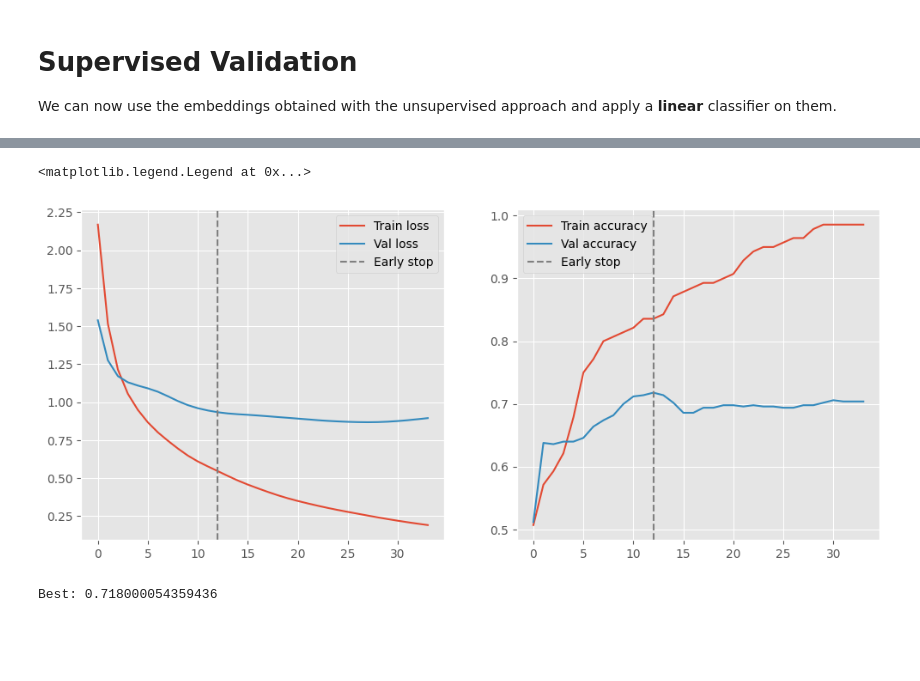
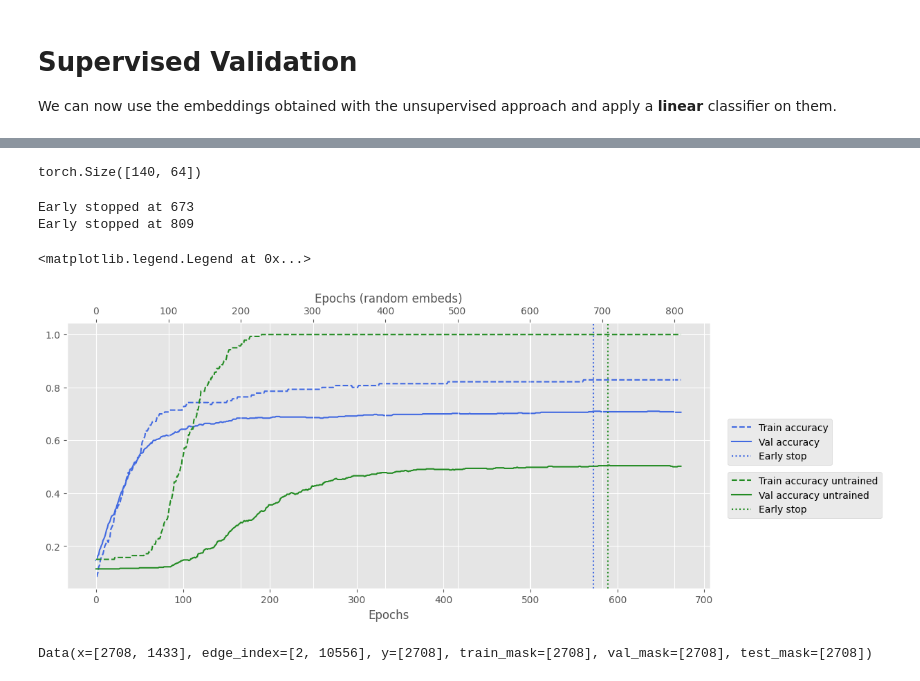
Before and after one commit to MicheleCattaneo/Graph-Neural-Networks-Tutorial, a Jupyter notebook: unsupervised.ipynb, the cells around one changed output, grey strips where cells are left out. Saved outputs shown, nothing was run; the diff lists cells and outputs as text; code cells hidden in the pictures; blank space fills up the shorter version.

```diff
--- a/unsupervised.ipynb
+++ b/unsupervised.ipynb
@@ -219,4 +212,4 @@ early_stopping = EarlyStopper(patience=20, mode='max')
 # %%
-opt = torch.optim.Adam(classifier.parameters(), lr=0.005)
-loss_fn = nn.CrossEntropyLoss()
+# opt = torch.optim.Adam(classifier.parameters(), lr=0.0008)
+# loss_fn = nn.CrossEntropyLoss()
 # %%
@@ -261,20 +262,57 @@ Early stopped at 33
-# %%
-fig, ax = plt.subplots(1,2, figsize=(12, 5))
-ax[0].plot(classifier_train_loss, label='Train loss')
-ax[0].plot(classifier_val_loss, label='Val loss')
-ax[1].plot(classifier_train_acc, label='Train accuracy')
-ax[1].plot(classifier_val_acc, label='Val accuracy')
-ax[0].axvline(x=early_stopping.best_iter, color='r', linestyle='--', label=f'Early stop', c='grey')
-ax[1].axvline(x=early_stopping.best_iter, color='r', linestyle='--', label=f'Early stop', c='grey')
-ax[0].legend()
-ax[1].legend()
-# %% [output]
-<matplotlib.legend.Legend at 0x...>
-[figure, removed]
+# %%
+train_embs.shape
+# %% [output]
+torch.Size([140, 64])
+# %%
+classifier = LinearClassifier(64,7)
+res_trained = fit_linear_classifier(classifier=classifier,
+                                    train_embs=train_embs,
+                                    train_labels=train_labels,
+                                    val_embs=val_embs,
+                                    val_labels=val_labels,
+                                    lr=0.0008)
+
+classifier2 = LinearClassifier(1433,7)
+res_untrained = fit_linear_classifier(classifier=classifier2,
+                                    train_embs=graph.x[graph.train_mask],
+                                    train_labels=train_labels,
+                                    val_embs=graph.x[graph.val_mask],
+                                    val_labels=val_labels,
+                                    lr=0.0001)
+
+classifier_train_loss, classifier_train_acc, classifier_val_loss, classifier_val_acc, best_iter = res_trained
+classifier_train_loss_u, classifier_train_acc_u, classifier_val_loss_u, classifier_val_acc_u, best_iter_u = res_untrained
+# %% [output]
+Early stopped at 673
+Early stopped at 809
+# %%
+fig, ax = plt.subplots(figsize=(12, 5))
+
+
+ax.plot(classifier_train_acc, label='Train accuracy', color='royalblue', linestyle='dashed')
+ax.plot(classifier_val_acc, label='Val accuracy', color='royalblue', linestyle='solid')
+
+ax1 = ax.twiny()
+ax1.plot(classifier_train_acc_u, label='Train accuracy untrained', color='forestgreen', linestyle='dashed')
+ax1.plot(classifier_val_acc_u, label='Val accuracy untrained', color='forestgreen', linestyle='solid')
+ax1.set_xlabel('Epochs (random embeds)')
+ax.set_xlabel('Epochs')
+
+ax.axvline(x=best_iter, linestyle='dotted', label=f'Early stop', color='royalblue')
+ax1.axvline(x=best_iter_u, linestyle='dotted', label=f'Early stop', color='forestgreen')
+
+
+ax.legend(loc='center left', bbox_to_anchor=(1.02, 0.55))
+ax1.legend(loc='center left', bbox_to_anchor=(1.02, 0.35))
+# %% [output]
+<matplotlib.legend.Legend at 0x...>
+[figure, added]
 # %%
-print(f'Best: {early_stopping.best}')
+# print(f'Best: {early_stopping.best}')
-# %% [output]
-Best: 0.718000054359436
+# %%
+graph
+# %% [output]
+Data(x=[2708, 1433], edge_index=[2, 10556], y=[2708], train_mask=[2708], val_mask=[2708], test_mask=[2708])
 # %%
 import numpy as np
 import matplotlib.pyplot as plt
```
Also changed, not shown: parts of 16 cells of this notebook.
